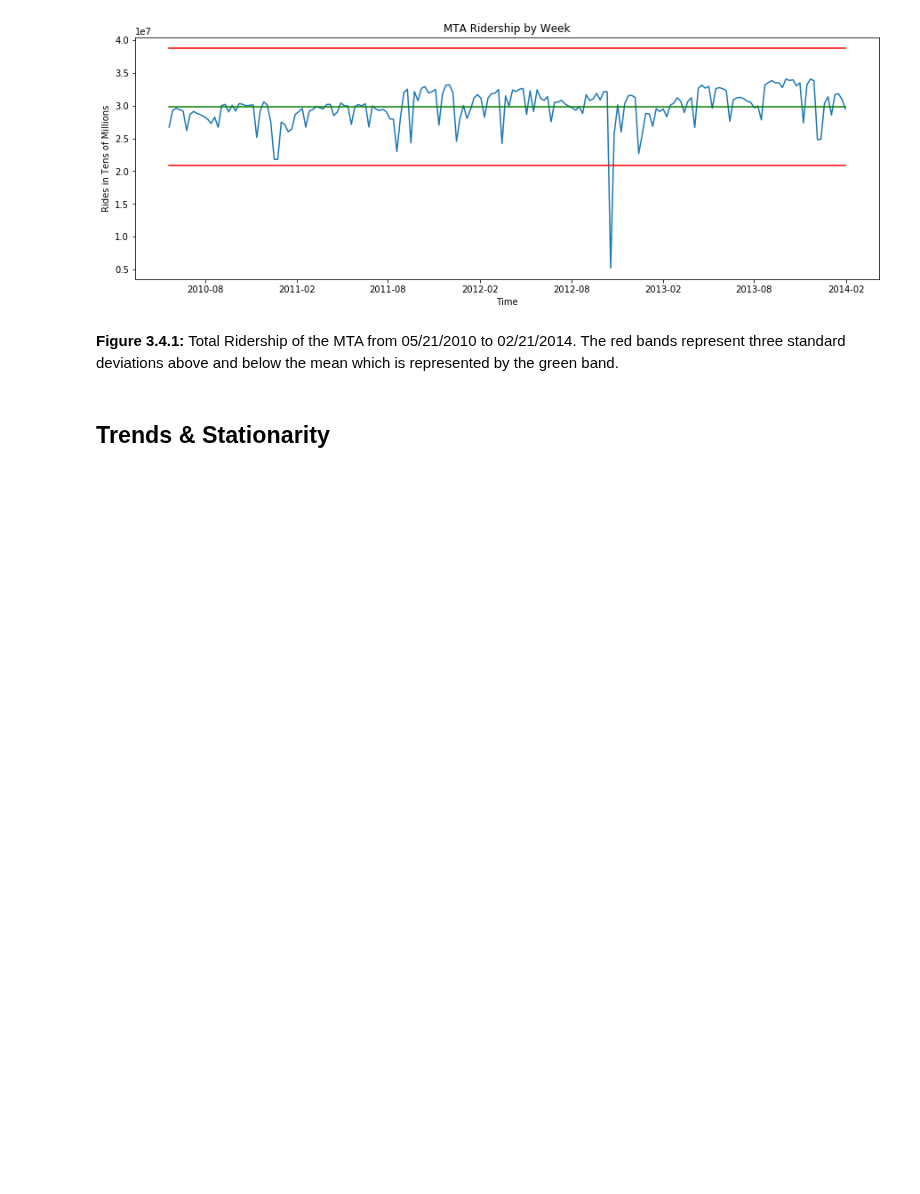
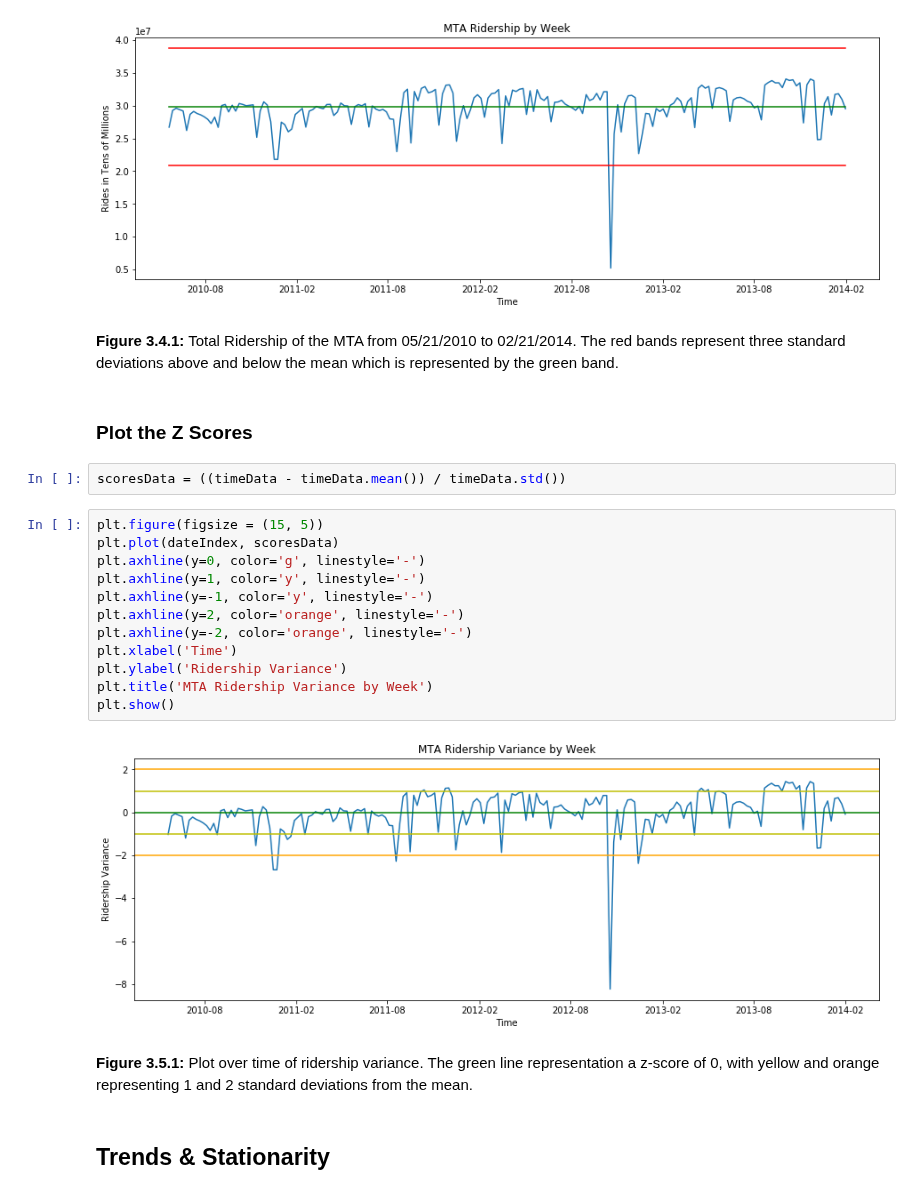
Before and after one commit to seanandrewchen/PUI2017_sac820, a Jupyter notebook: HW10_sac820/HW10_sac820.ipynb, the cells around one changed output. Cells and saved outputs as stored; diff of their text form; blank space fills up the shorter version.

```diff
--- a/HW10_sac820/HW10_sac820.ipynb
+++ b/HW10_sac820/HW10_sac820.ipynb
@@ -213,6 +213,26 @@ plt.show()
 [figure]
 # %% [markdown]
 **Figure 3.4.1:** Total Ridership of the MTA from 05/21/2010 to 02/21/2014. The red bands represent three standard deviations above and below the mean which is represented by the green band.
+# %% [markdown]
+### Plot the Z Scores
+# %%
+scoresData = ((timeData - timeData.mean()) / timeData.std())
+# %%
+plt.figure(figsize = (15, 5))
+plt.plot(dateIndex, scoresData)
+plt.axhline(y=0, color='g', linestyle='-')
+plt.axhline(y=1, color='y', linestyle='-')
+plt.axhline(y=-1, color='y', linestyle='-')
+plt.axhline(y=2, color='orange', linestyle='-')
+plt.axhline(y=-2, color='orange', linestyle='-')
+plt.xlabel('Time')
+plt.ylabel('Ridership Variance')
+plt.title('MTA Ridership Variance by Week')
+plt.show()
+# %% [output]
+[figure, added]
+# %% [markdown]
+**Figure 3.5.1:** Plot over time of ridership variance. The green line representation a z-score of 0, with yellow and orange representing 1 and 2 standard deviations from the mean.
 # %% [markdown]
 ## Trends & Stationarity
 # %% [markdown]
```
Also changed, not shown: parts of 18 cells of this notebook.
